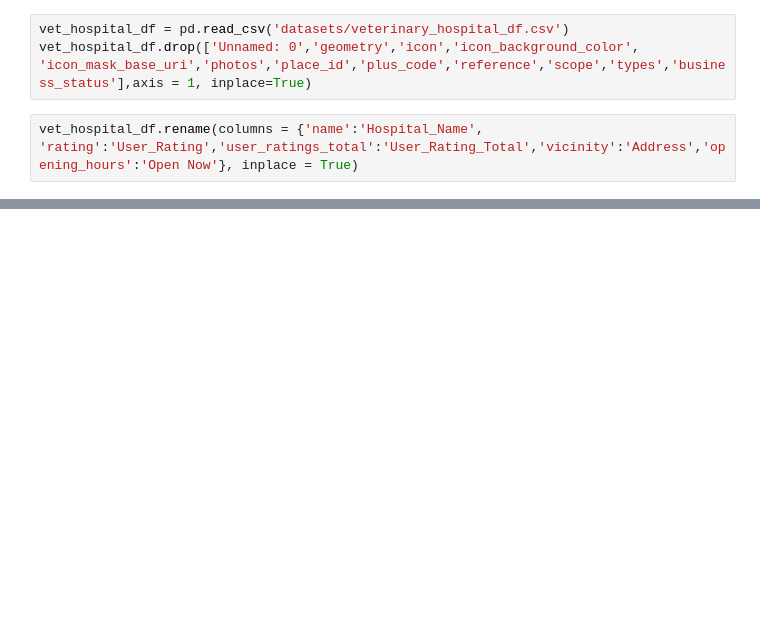
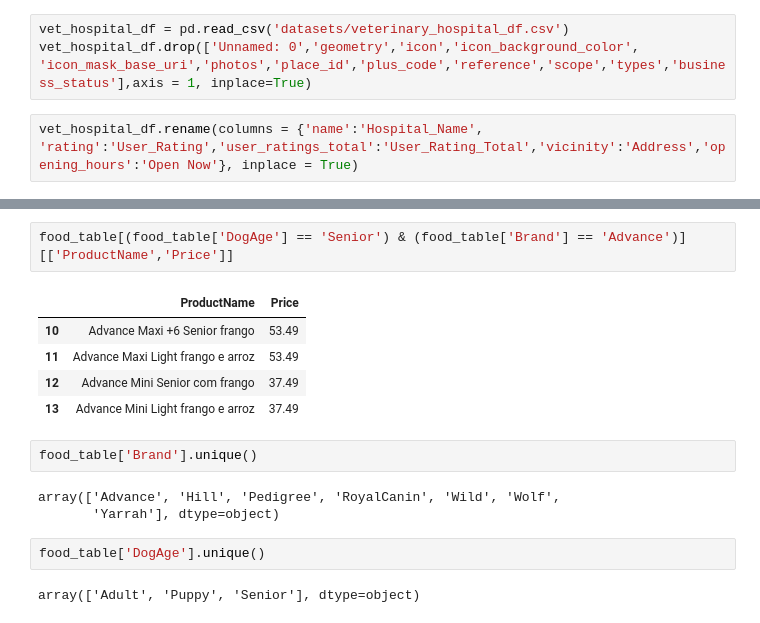
Before and after one commit to RoyMcQueen/Doogle, a Jupyter notebook: df_cleaning.ipynb, the cells around one changed output, grey strips where cells are left out. Cells and saved outputs as stored; diff of their text form; blank space fills up the shorter version.

```diff
--- a/df_cleaning.ipynb
+++ b/df_cleaning.ipynb
@@ -133,0 +226,17 @@ display()
+# %%
+food_table[(food_table['DogAge'] == 'Senior') & (food_table['Brand'] == 'Advance')][['ProductName','Price']]
+# %% [output]
+|  | ProductName | Price |
+| 10 | Advance Maxi +6 Senior frango | 53.49 |
+| 11 | Advance Maxi Light frango e arroz | 53.49 |
+| 12 | Advance Mini Senior com frango | 37.49 |
+| 13 | Advance Mini Light frango e arroz | 37.49 |
+# %%
+food_table['Brand'].unique()
+# %% [output]
+array(['Advance', 'Hill', 'Pedigree', 'RoyalCanin', 'Wild', 'Wolf',
+       'Yarrah'], dtype=object)
+# %%
+food_table['DogAge'].unique()
+# %% [output]
+array(['Adult', 'Puppy', 'Senior'], dtype=object)
```
Also changed, not shown: parts of 23 cells of this notebook, 5 other files.
